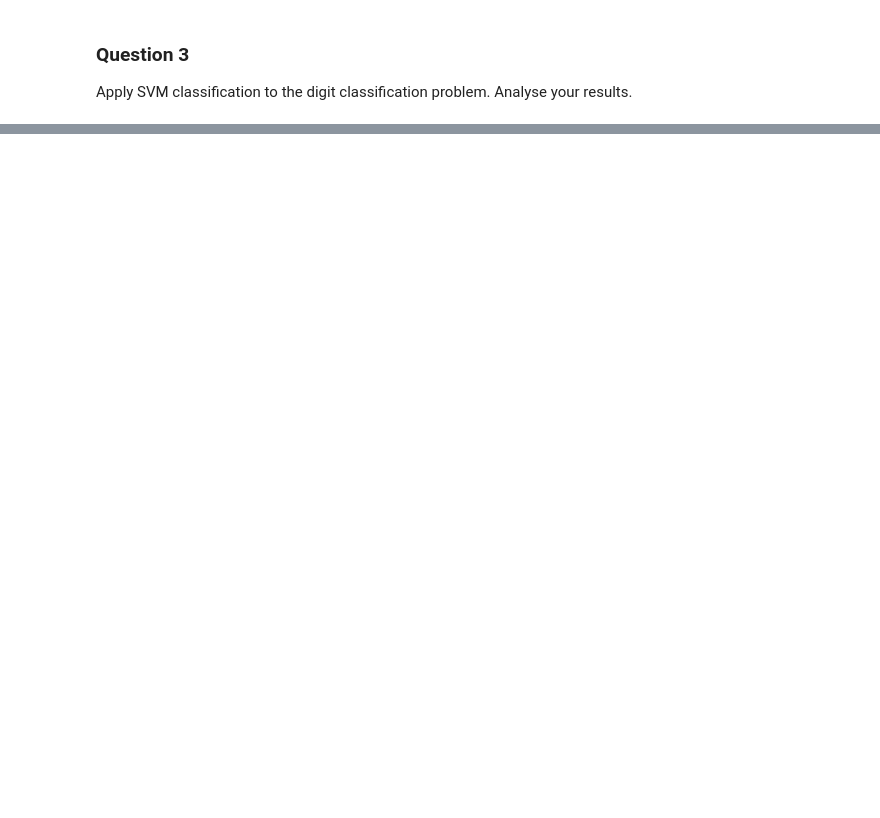
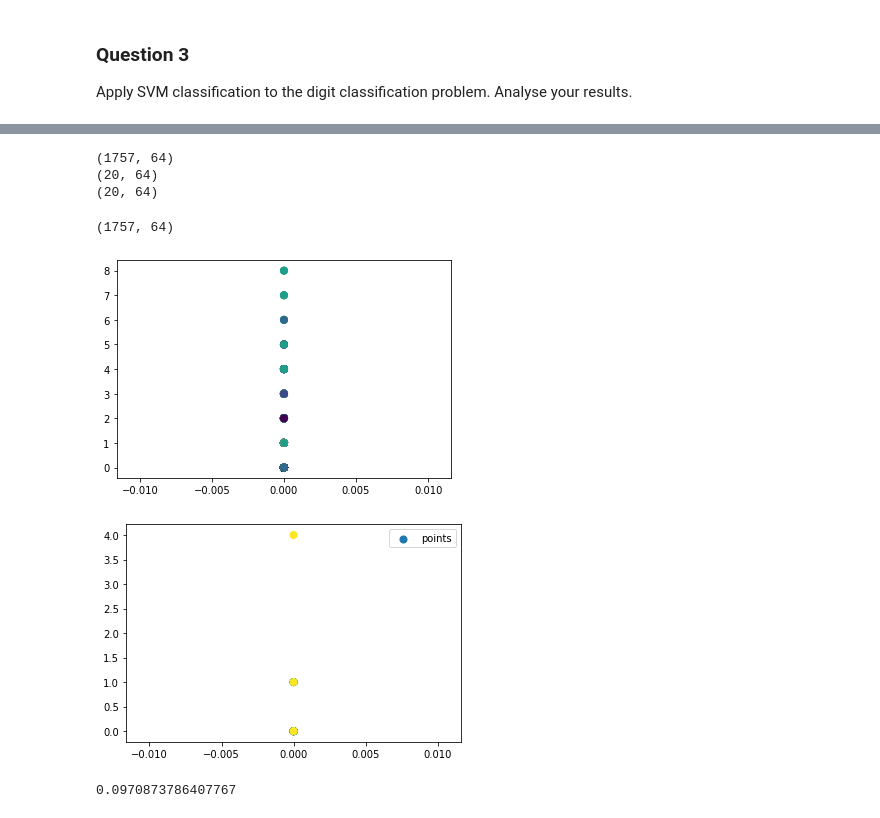
Before and after one commit to JohanChataigne/handwritten_digits_recognition, a Jupyter notebook: Assignment1.ipynb, the cells around one changed output, grey strips where cells are left out. Cells and saved outputs as stored; diff of their text form; code cells hidden in the pictures; blank space fills up the shorter version.

```diff
--- a/Assignment1.ipynb
+++ b/Assignment1.ipynb
@@ -103,0 +149,55 @@ Apply SVM classification to the digit classification problem. Analyse your resul
+# %%
+X_svm = digits.data
+Y_svm = digits.target
+
+# Permutation aléatoire des indices des coordonnées des points de moons
+indices = np.random.permutation(len(X_svm))
+
+# on garde des données aléatoires pour s'entrainer
+X_train = X_svm[indices[:-40]]
+Y_train = Y_svm[indices[:-40]]
+
+# on en garde pour valider
+X_valid = X_svm[indices[-40:-20]]
+Y_valid = Y_svm[indices[-40:-20]]
+
+# et les dernières pour tester
+X_test  = X_svm[indices[-20:]]
+Y_test  = Y_svm[indices[-20:]]
+
+print(X_train.shape)
+print(X_valid.shape)
+print(X_test.shape)
+# %% [output]
+(1757, 64)
+(20, 64)
+(20, 64)
+# %%
+from sklearn import svm
+svc = svm.SVC(kernel='linear', C=1.0)
+
+# on applique SVM linéaire
+svc.fit(X_train,Y_train)
+
+# on va verifier l'accuracy sur les données de validation : si la précision est trop basse on repare en phase
+# d'entrainement sur les données de train AFIN D'EVITER d'OVERFIT
+
+# on affiche le SVM linéaire pour les données d'entrainement : d'apres les données en entrées on essaye
+# de prédire si les
+
+print(X_train.shape)
+
+
+plt.scatter(X_train[:, 0], X_train[:, 1], c=svc.predict(X_train), s=50, cmap='viridis', label='points')
+plt.show()
+
+plt.scatter(X_test[:, 0], X_test[:, 1], c=svc.predict(X_test), s=50, cmap='viridis', label='points')
+plt.legend()
+plt.show()
+
+print(svc.score(X_test, Y_valid, svc.predict(X_test)))
+# %% [output]
+(1757, 64)
+[figure, added]
+[figure, added]
+0.0970873786407767
```
Also changed, not shown: parts of 7 cells of this notebook.
